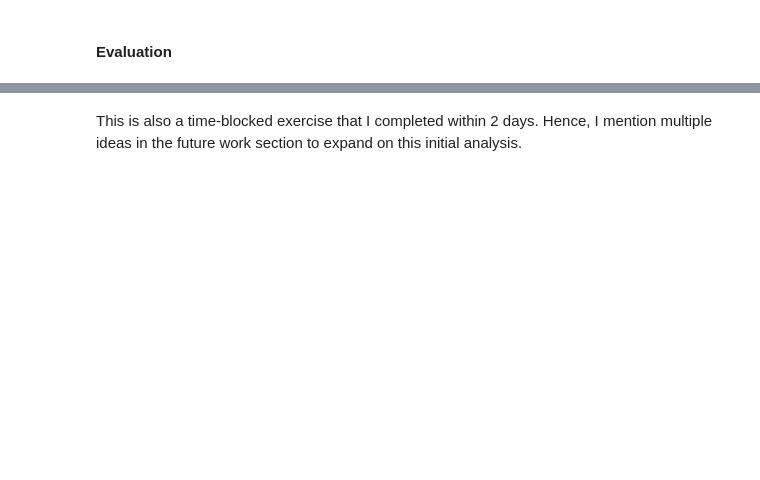
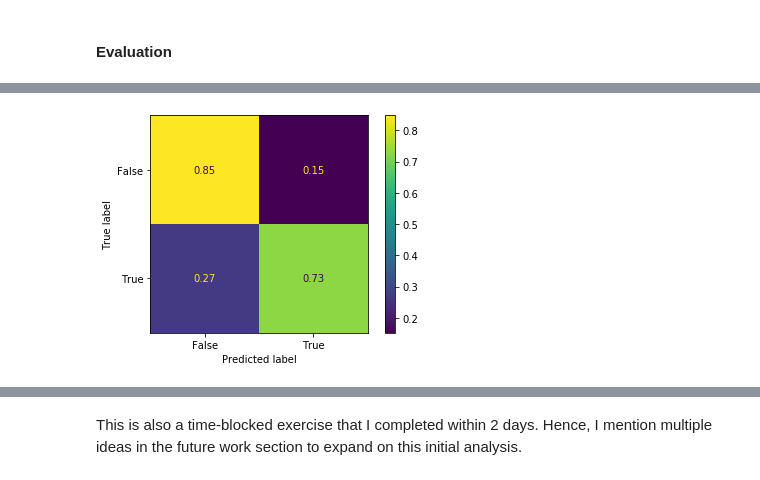
Before and after one commit to neo-anderson/TACPrediction, a Jupyter notebook: Analysis.ipynb, the cells around one changed output, grey strips where cells are left out. Cells and saved outputs as stored; diff of their text form; code cells hidden in the pictures; blank space fills up the shorter version.

```diff
--- a/Analysis.ipynb
+++ b/Analysis.ipynb
@@ -567,7 +580,7 @@ class FeaturesFlattener():
     def __init__(self, feature_cols):
         self.feature_cols = feature_cols
     def transform(self, X, **fit_params):
-        return pd.concat([pd.DataFrame(X[c].tolist()) for c in feature_cols], axis=1)
+        return pd.concat([pd.DataFrame(X[c].tolist()) for c in feature_cols], axis=1).values
     def fit(self, X, y=None, **fit_params):
         return self
 
@@ -593,6 +606,10 @@ pl = Pipeline([("Convert signals to numpy arrays", NumpyArrayConvertor()),
 # y == True if TAC level > 0.8
 y = (X.tac > 0.08).values
 features = pl.fit_transform(X.copy())
+np.save(os.path.join('cache', 'features.pkl'), features)
+np.save(os.path.join('cache', 'y.pkl'), y)
 
 y_rescaled = (X_rescaled.tac > 0.08).values
 features_rescaled = pl.fit_transform(X_rescaled.copy())
+np.save(os.path.join('cache', 'features_rescaled.pkl'), features_rescaled)
+np.save(os.path.join('cache', 'y_rescaled.pkl'), y_rescaled)
@@ -695,3 +680,0 @@ features_rescaled
-# %%
-y_rescaled = (X_rescaled.tac > 0.08).values
-features_rescaled = pl.fit_transform(X_rescaled.copy())
@@ -721,0 +735,11 @@ From the report above, we can see that the model is better at predicting if a pe
+# %%
+X_full = np.vstack([features, features_rescaled])
+y_full = np.concatenate([y, y_rescaled])
+X_train, X_test, y_train, y_test = train_test_split(X_full, y_full, test_size=0.2, shuffle=True, stratify=y_full, random_state=1337)
+clf = RandomForestClassifier(max_depth=10, random_state=1337, n_estimators=300, max_features=0.2, class_weight={True:1.2, False:1})
+clf.fit(X_train, y_train)
+print(classification_report(y_test, clf.predict(X_test), labels=None, target_names=['Sober', 'Intoxicated'], sample_weight=None, digits=2, output_dict=False, zero_division='warn'))
+cm = confusion_matrix(clf.predict(X_test), y_test)
+print(f"Overall accuracy: {cm.diagonal().sum()/np.sum(cm)}")
+print(f"Sober accuracy: {cm[0,0]/cm[:,0].sum()}")
+print(f"Intoxicated accuracy: {cm[1,1]/cm[:,1].sum()}")
@@ -721,0 +759,5 @@ From the report above, we can see that the model is better at predicting if a pe
+# %%
+plot_confusion_matrix(clf, X_test, y_test, normalize='true')
+plt.show()
+# %% [output]
+[figure, added]
```
Also changed, not shown: parts of 34 cells of this notebook.
